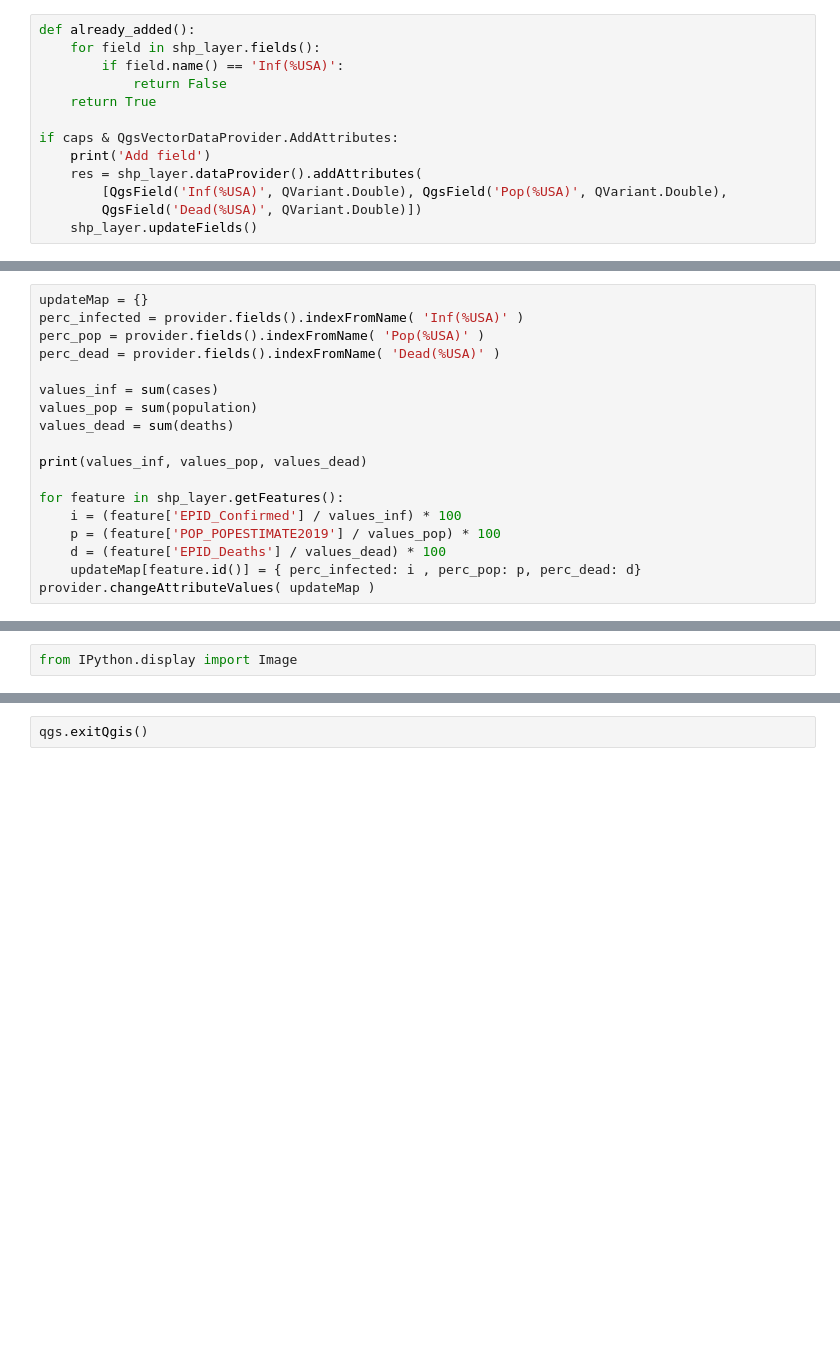
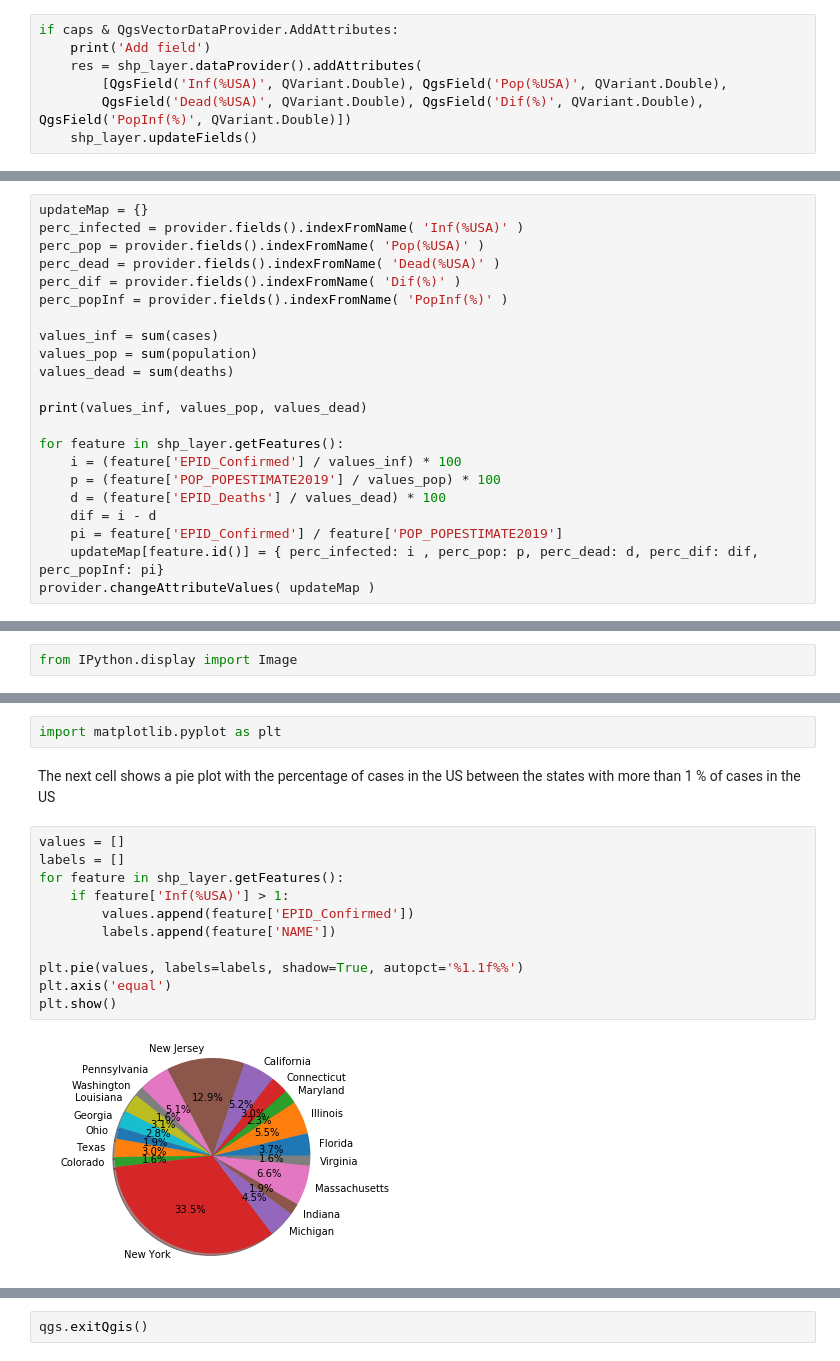
Before and after one commit to PedroCapa/Cartografia, a Jupyter notebook: Cartografia-a83170.ipynb, the cells around one changed output, grey strips where cells are left out. Saved outputs shown, nothing was run; the diff lists cells and outputs as text; blank space fills up the shorter version.

```diff
--- a/Cartografia-a83170.ipynb
+++ b/Cartografia-a83170.ipynb
@@ -209,15 +159,9 @@ Adicionar a coluna com %Infected, %Population e %Dead of the USA
 # %%
-def already_added():
-    for field in shp_layer.fields():
-        if field.name() == 'Inf(%USA)':
-            return False
-    return True
-
 if caps & QgsVectorDataProvider.AddAttributes:
     print('Add field')
     res = shp_layer.dataProvider().addAttributes(
         [QgsField('Inf(%USA)', QVariant.Double), QgsField('Pop(%USA)', QVariant.Double),
-        QgsField('Dead(%USA)', QVariant.Double)])
+        QgsField('Dead(%USA)', QVariant.Double), QgsField('Dif(%)', QVariant.Double), QgsField('PopInf(%)', QVariant.Double)])
     shp_layer.updateFields()
 # %% [output]
 Add field
@@ -228,6 +172,8 @@ updateMap = {}
 perc_infected = provider.fields().indexFromName( 'Inf(%USA)' )
 perc_pop = provider.fields().indexFromName( 'Pop(%USA)' )
 perc_dead = provider.fields().indexFromName( 'Dead(%USA)' )
+perc_dif = provider.fields().indexFromName( 'Dif(%)' )
+perc_popInf = provider.fields().indexFromName( 'PopInf(%)' )
 
 values_inf = sum(cases)
 values_pop = sum(population)
@@ -239,6 +185,8 @@ for feature in shp_layer.getFeatures():
     i = (feature['EPID_Confirmed'] / values_inf) * 100
     p = (feature['POP_POPESTIMATE2019'] / values_pop) * 100
     d = (feature['EPID_Deaths'] / values_dead) * 100
-    updateMap[feature.id()] = { perc_infected: i , perc_pop: p, perc_dead: d}
+    dif = i - d
+    pi = feature['EPID_Confirmed'] / feature['POP_POPESTIMATE2019']
+    updateMap[feature.id()] = { perc_infected: i , perc_pop: p, perc_dead: d, perc_dif: dif, perc_popInf: pi}
 provider.changeAttributeValues( updateMap )
 # %% [output]
@@ -339,0 +315,17 @@ Gerar mapa com 20000 por 2928
+# %%
+import matplotlib.pyplot as plt
+# %% [markdown]
+The next cell shows a pie plot with the percentage of cases in the US between the states with more than 1 % of cases in the US
+# %%
+values = []
+labels = []
+for feature in shp_layer.getFeatures():
+    if feature['Inf(%USA)'] > 1:
+        values.append(feature['EPID_Confirmed'])
+        labels.append(feature['NAME'])
+
+plt.pie(values, labels=labels, shadow=True, autopct='%1.1f%%')
+plt.axis('equal')
+plt.show()
+# %% [output]
+[figure, added]
```
Also changed, not shown: parts of 48 cells of this notebook, 1 other file.
